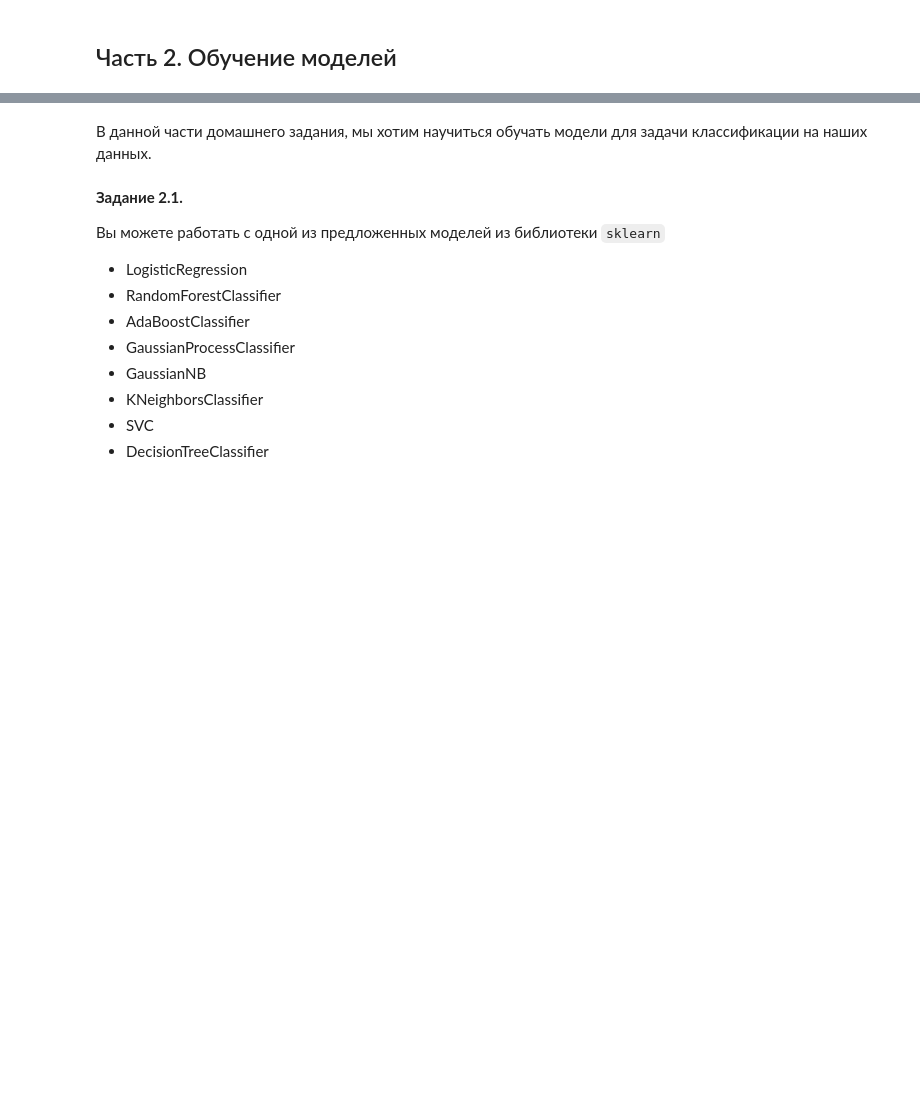
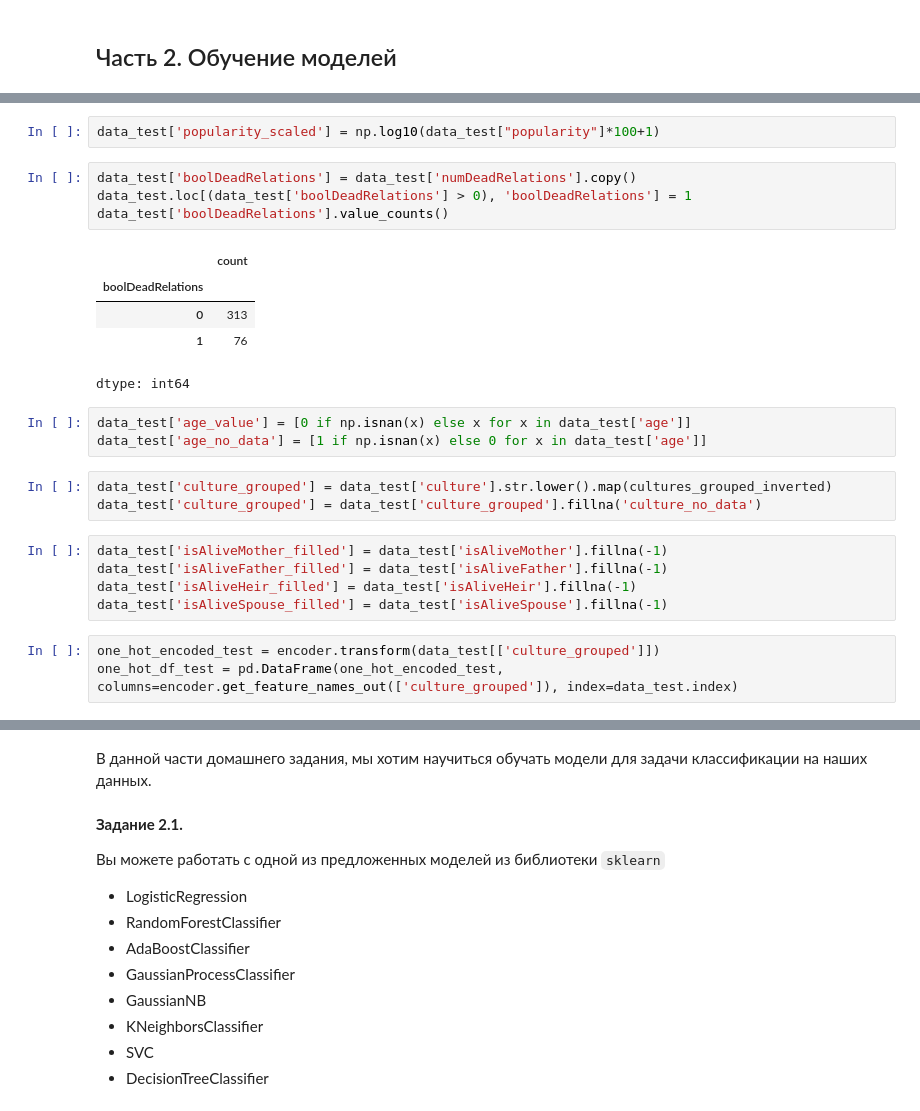
Before and after one commit to sxssbw/dl_sem_1_fall, a Jupyter notebook: week_01_ml_intro/Homework/hw_1_game_of_thrones.ipynb, the cells around one changed output, grey strips where cells are left out. Saved outputs shown, nothing was run; the diff lists cells and outputs as text; blank space fills up the shorter version.

```diff
--- a/week_01_ml_intro/Homework/hw_1_game_of_thrones.ipynb
+++ b/week_01_ml_intro/Homework/hw_1_game_of_thrones.ipynb
@@ -656,0 +724,26 @@ X_train, X_test, y_train, y_test = train_test_split(X, y, test_size=0.2, shuffle
+# %%
+data_test['popularity_scaled'] = np.log10(data_test["popularity"]*100+1)
+# %%
+data_test['boolDeadRelations'] = data_test['numDeadRelations'].copy()
+data_test.loc[(data_test['boolDeadRelations'] > 0), 'boolDeadRelations'] = 1
+data_test['boolDeadRelations'].value_counts()
+# %% [output]
+|  | count |
+| boolDeadRelations |  |
+| 0 | 313 |
+| 1 | 76 |
+dtype: int64
+# %%
+data_test['age_value'] = [0 if np.isnan(x) else x for x in data_test['age']]
+data_test['age_no_data'] = [1 if np.isnan(x) else 0 for x in data_test['age']]
+# %%
+data_test['culture_grouped'] = data_test['culture'].str.lower().map(cultures_grouped_inverted)
+data_test['culture_grouped'] = data_test['culture_grouped'].fillna('culture_no_data')
+# %%
+data_test['isAliveMother_filled'] = data_test['isAliveMother'].fillna(-1)
+data_test['isAliveFather_filled'] = data_test['isAliveFather'].fillna(-1)
+data_test['isAliveHeir_filled'] = data_test['isAliveHeir'].fillna(-1)
+data_test['isAliveSpouse_filled'] = data_test['isAliveSpouse'].fillna(-1)
+# %%
+one_hot_encoded_test = encoder.transform(data_test[['culture_grouped']])
+one_hot_df_test = pd.DataFrame(one_hot_encoded_test, columns=encoder.get_feature_names_out(['culture_grouped']), index=data_test.index)
```
Also changed, not shown: parts of 27 cells of this notebook.
